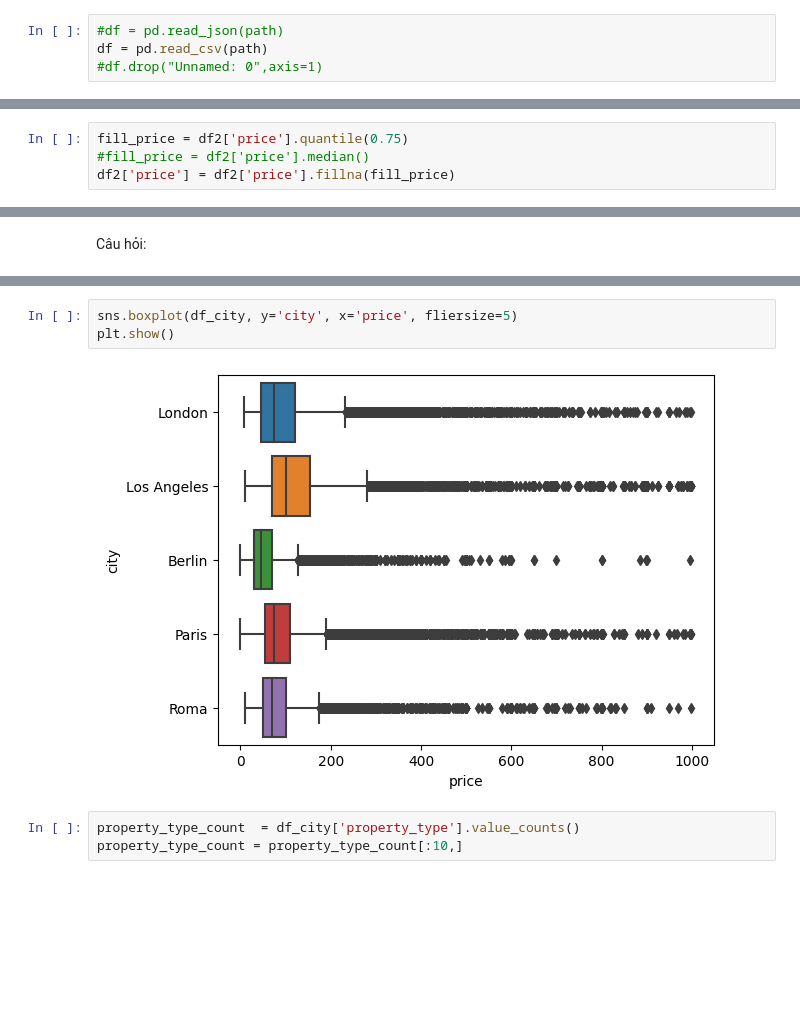
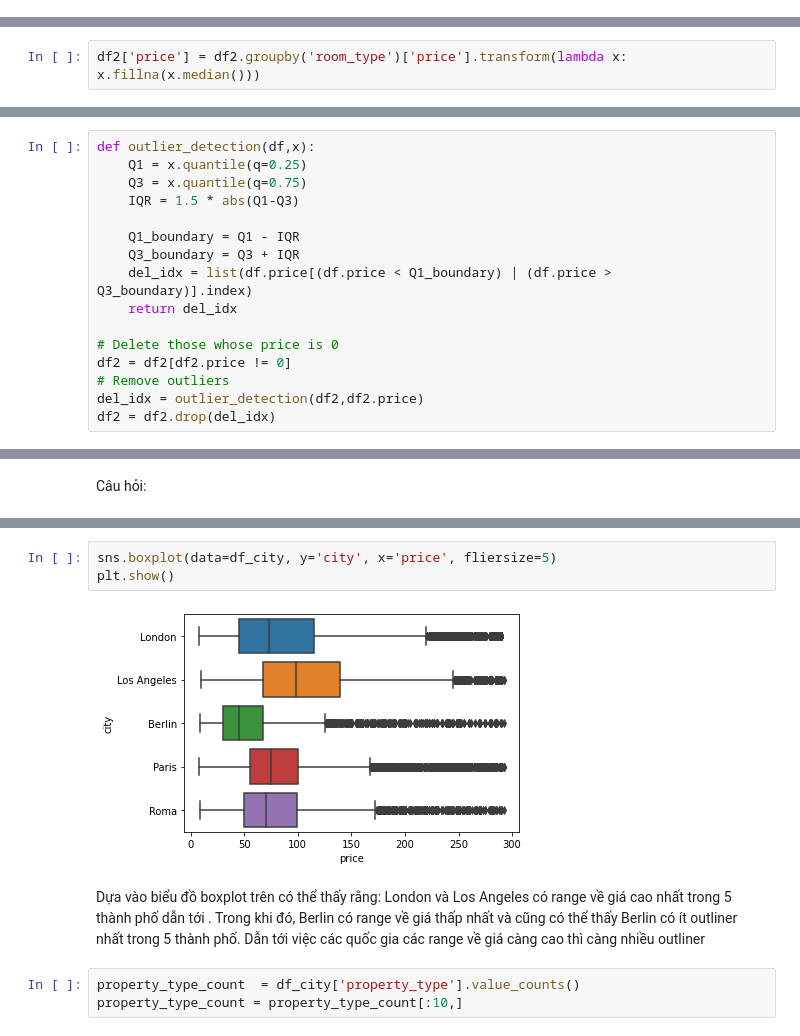
Before and after one commit to 19127592/PTDLUD, a Jupyter notebook: Project.ipynb, the cells around one changed output, grey strips where cells are left out. Saved outputs shown, nothing was run; the diff lists cells and outputs as text; blank space fills up the shorter version.

```diff
--- a/Project.ipynb
+++ b/Project.ipynb
@@ -66,7 +35,3 @@ facets = ['id',
-# %%
-#df = pd.read_json(path)
-df = pd.read_csv(path)
-#df.drop("Unnamed: 0",axis=1)
 # %%
 df2 = df.copy()
 # %%
@@ -109,5 +73 @@ df3
 df2 = df2.dropna(subset=["accommodates", "bathrooms", "bedrooms", "beds", "extra_people","property_type"])
-# %%
-fill_price = df2['price'].quantile(0.75)
-#fill_price = df2['price'].median()
-df2['price'] = df2['price'].fillna(fill_price)
@@ -115,0 +125,2 @@ df2['price'] = df2['price'].fillna(fill_price)
+# %%
+df2['price'] = df2.groupby('room_type')['price'].transform(lambda x: x.fillna(x.median()))
@@ -115,0 +129,16 @@ df2['price'] = df2['price'].fillna(fill_price)
+# %%
+def outlier_detection(df,x):
+    Q1 = x.quantile(q=0.25)
+    Q3 = x.quantile(q=0.75)
+    IQR = 1.5 * abs(Q1-Q3)
+
+    Q1_boundary = Q1 - IQR
+    Q3_boundary = Q3 + IQR
+    del_idx = list(df.price[(df.price < Q1_boundary) | (df.price > Q3_boundary)].index)
+    return del_idx
+
+# Delete those whose price is 0
+df2 = df2[df2.price != 0]
+# Remove outliers
+del_idx = outlier_detection(df2,df2.price)
+df2 = df2.drop(del_idx)
@@ -269,8 +319,10 @@ df_city
 # %%
-sns.boxplot(df_city, y='city', x='price', fliersize=5)
+sns.boxplot(data=df_city, y='city', x='price', fliersize=5)
 plt.show()
 # %% [output]
-[figure, old version]
+[figure, new version]
+# %% [markdown]
+Dựa vào biểu đồ boxplot trên có thể thấy rằng: London và Los Angeles có range về giá cao nhất trong 5 thành phố dẫn tới . Trong khi đó, Berlin có range về giá thấp nhất và cũng có thể thấy Berlin có ít outliner nhất trong 5 thành phố. Dẫn tới việc các quốc gia các range về giá càng cao thì càng nhiều outliner
 # %%
 property_type_count  = df_city['property_type'].value_counts()
 property_type_count = property_type_count[:10,]
```
Also changed, not shown: parts of 59 cells of this notebook.
